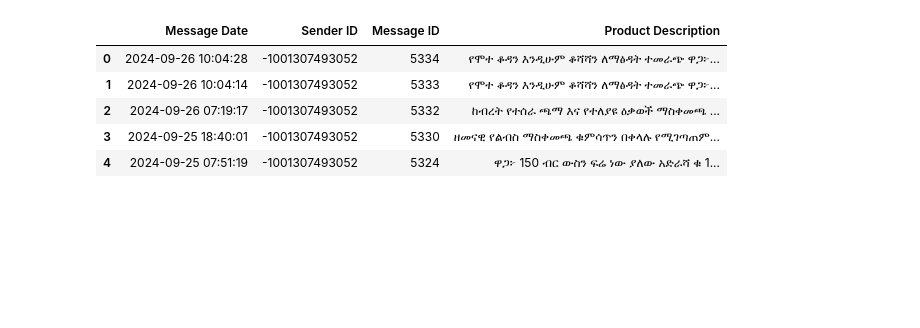
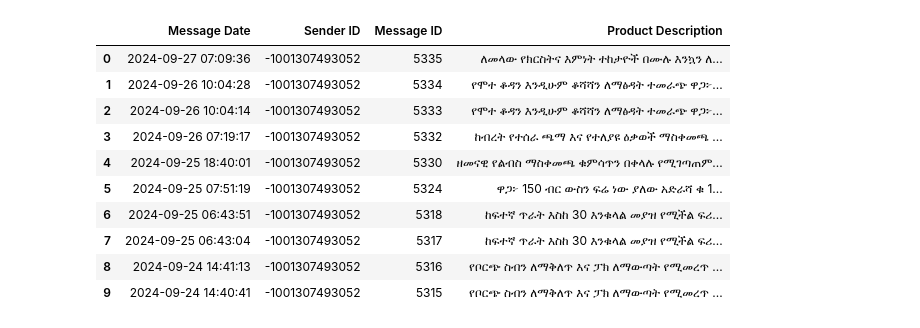
Before and after one commit to amannnnnyyyy/Amharic-NER-for-Telegram, a Jupyter notebook: notebooks/telegramScrapping.ipynb, the cells around one changed output. Saved outputs shown, nothing was run; the diff lists cells and outputs as text; code cells hidden in the pictures; blank space fills up the shorter version.

```diff
--- a/notebooks/telegramScrapping.ipynb
+++ b/notebooks/telegramScrapping.ipynb
@@ -19,11 +21,16 @@ Listening for real-time messages...
 data = pd.read_csv("telegram_data.csv")
 import re
 # %%
-data.head()
+data.head(10)
 # %% [output]
 |  | Message Date | Sender ID | Message ID | Product Description |
-| 0 | 2024-09-26 10:04:28 | -1001307493052 | 5334 | የሞተ ቆዳን እንዲሁም ቆሻሻን ለማፅዳት ተመራጭ ዋጋ፦... |
-| 1 | 2024-09-26 10:04:14 | -1001307493052 | 5333 | የሞተ ቆዳን እንዲሁም ቆሻሻን ለማፅዳት ተመራጭ ዋጋ፦... |
-| 2 | 2024-09-26 07:19:17 | -1001307493052 | 5332 | ከብረት የተሰራ ጫማ እና የተለያዩ ዕቃወች ማስቀመጫ ... |
-| 3 | 2024-09-25 18:40:01 | -1001307493052 | 5330 | ዘመናዊ የልብስ ማስቀመጫ ቁምሳጥን በቀላሉ የሚገጣጠም... |
-| 4 | 2024-09-25 07:51:19 | -1001307493052 | 5324 | ዋጋ፦ 150 ብር ውስን ፍሬ ነው ያለው አድራሻ ቁ 1... |
+| 0 | 2024-09-27 07:09:36 | -1001307493052 | 5335 | ለመላው የክርስትና እምነት ተከታዮች በሙሉ እንኳን ለ... |
+| 1 | 2024-09-26 10:04:28 | -1001307493052 | 5334 | የሞተ ቆዳን እንዲሁም ቆሻሻን ለማፅዳት ተመራጭ ዋጋ፦... |
+| 2 | 2024-09-26 10:04:14 | -1001307493052 | 5333 | የሞተ ቆዳን እንዲሁም ቆሻሻን ለማፅዳት ተመራጭ ዋጋ፦... |
+| 3 | 2024-09-26 07:19:17 | -1001307493052 | 5332 | ከብረት የተሰራ ጫማ እና የተለያዩ ዕቃወች ማስቀመጫ ... |
+| 4 | 2024-09-25 18:40:01 | -1001307493052 | 5330 | ዘመናዊ የልብስ ማስቀመጫ ቁምሳጥን በቀላሉ የሚገጣጠም... |
+| 5 | 2024-09-25 07:51:19 | -1001307493052 | 5324 | ዋጋ፦ 150 ብር ውስን ፍሬ ነው ያለው አድራሻ ቁ 1... |
+| 6 | 2024-09-25 06:43:51 | -1001307493052 | 5318 | ከፍተኛ ጥራት እስከ 30 እንቁላል መያዝ የሚችል ፍሪ... |
+| 7 | 2024-09-25 06:43:04 | -1001307493052 | 5317 | ከፍተኛ ጥራት እስከ 30 እንቁላል መያዝ የሚችል ፍሪ... |
+| 8 | 2024-09-24 14:41:13 | -1001307493052 | 5316 | የቦርጭ ስብን ለማቅለጥ እና ፓክ ለማውጣት የሚመረጥ ... |
+| 9 | 2024-09-24 14:40:41 | -1001307493052 | 5315 | የቦርጭ ስብን ለማቅለጥ እና ፓክ ለማውጣት የሚመረጥ ... |
```
Also changed, not shown: parts of 12 cells of this notebook, 2 other files.
